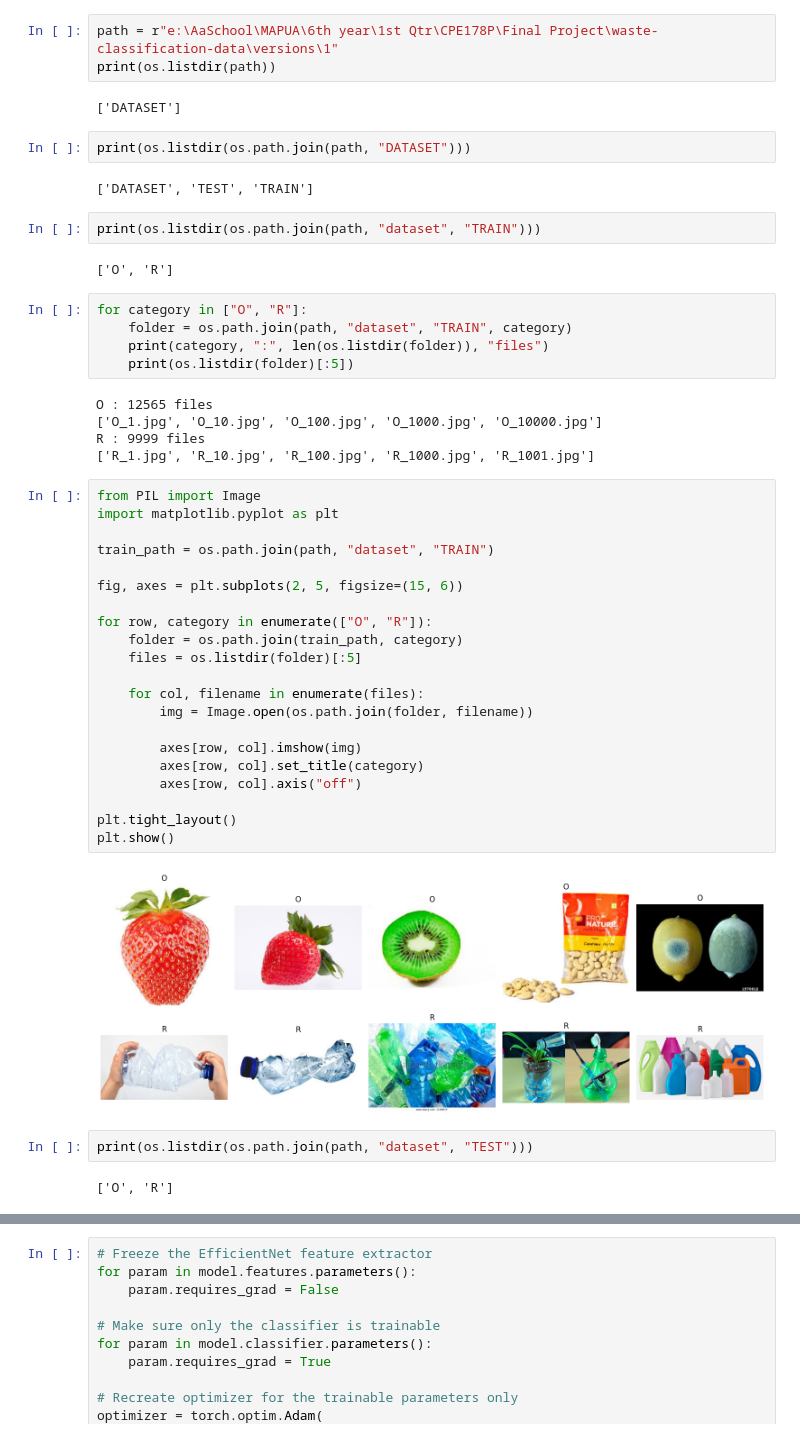
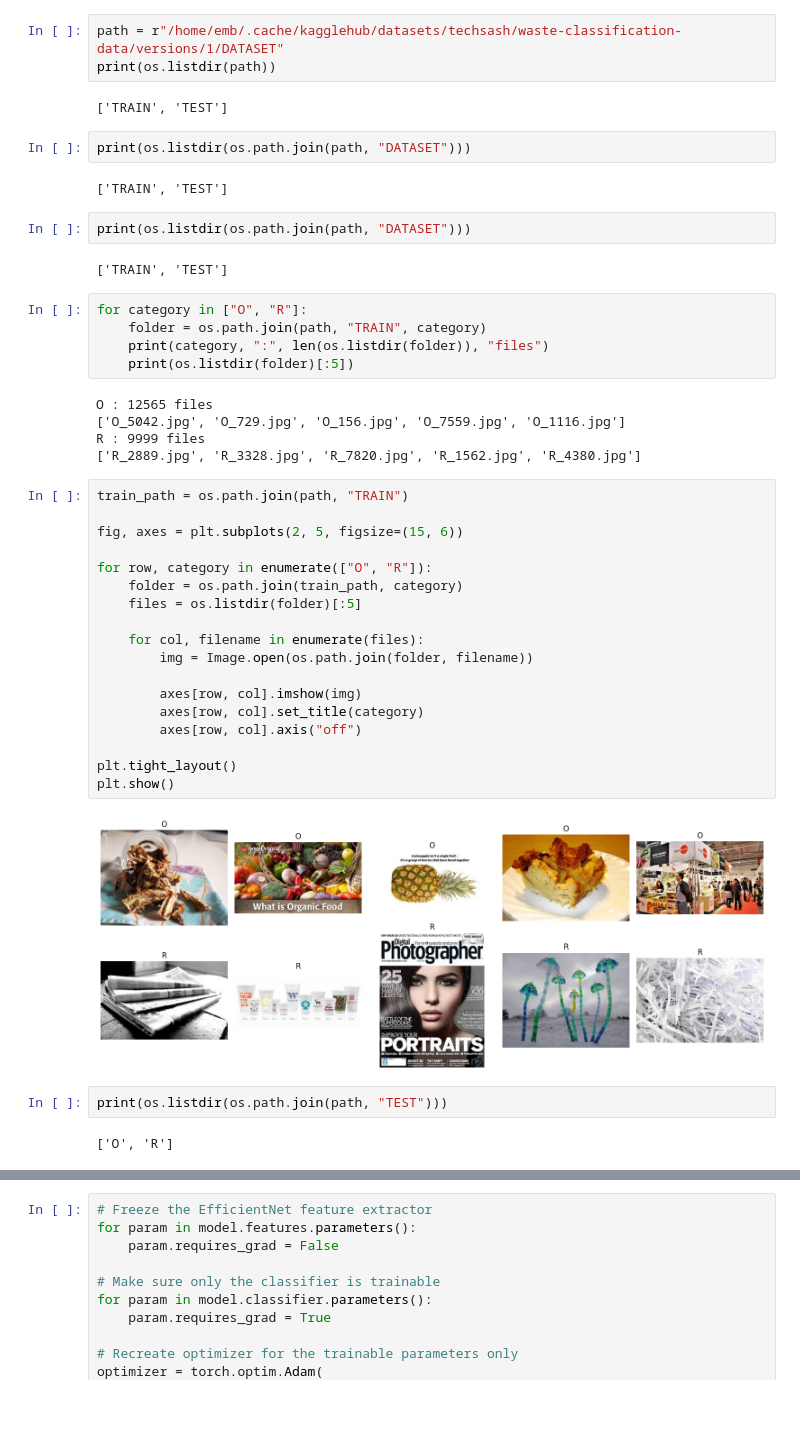
Before and after one commit to JacinthUlpiah/EcoSort-Waste-Classification-System, a Jupyter notebook: notebooks/01_train_ecosort_CUDA.ipynb, the cells around one changed output, grey strips where cells are left out. Cells and saved outputs as stored; diff of their text form; blank space fills up the shorter version.

```diff
--- a/notebooks/01_train_ecosort_CUDA.ipynb
+++ b/notebooks/01_train_ecosort_CUDA.ipynb
@@ -37,51 +46,48 @@ Current working directory: e:\AaSchool\MAPUA\6th year\1st Qtr\CPE178P\Final Proj
 # %%
-path = r"e:\AaSchool\MAPUA\6th year\1st Qtr\CPE178P\Final Project\waste-classification-data\versions\1"
+path = r"/home/emb/.cache/kagglehub/datasets/techsash/waste-classification-data/versions/1/DATASET"
 print(os.listdir(path))
 # %% [output]
-['DATASET']
+['TRAIN', 'TEST']
 # %%
 print(os.listdir(os.path.join(path, "DATASET")))
 # %% [output]
-['DATASET', 'TEST', 'TRAIN']
+['TRAIN', 'TEST']
 # %%
-print(os.listdir(os.path.join(path, "dataset", "TRAIN")))
+print(os.listdir(os.path.join(path, "DATASET")))
 # %% [output]
-['O', 'R']
+['TRAIN', 'TEST']
 # %%
 for category in ["O", "R"]:
-    folder = os.path.join(path, "dataset", "TRAIN", category)
+    folder = os.path.join(path, "TRAIN", category)
     print(category, ":", len(os.listdir(folder)), "files")
     print(os.listdir(folder)[:5])
 # %% [output]
 O : 12565 files
-['O_1.jpg', 'O_10.jpg', 'O_100.jpg', 'O_1000.jpg', 'O_10000.jpg']
+['O_5042.jpg', 'O_729.jpg', 'O_156.jpg', 'O_7559.jpg', 'O_1116.jpg']
 R : 9999 files
-['R_1.jpg', 'R_10.jpg', 'R_100.jpg', 'R_1000.jpg', 'R_1001.jpg']
+['R_2889.jpg', 'R_3328.jpg', 'R_7820.jpg', 'R_1562.jpg', 'R_4380.jpg']
 # %%
-from PIL import Image
-import matplotlib.pyplot as plt
-
-train_path = os.path.join(path, "dataset", "TRAIN")
+train_path = os.path.join(path, "TRAIN")
 
 fig, axes = plt.subplots(2, 5, figsize=(15, 6))
 
 for row, category in enumerate(["O", "R"]):
     folder = os.path.join(train_path, category)
     files = os.listdir(folder)[:5]
 
     for col, filename in enumerate(files):
         img = Image.open(os.path.join(folder, filename))
 
         axes[row, col].imshow(img)
         axes[row, col].set_title(category)
         axes[row, col].axis("off")
 
 plt.tight_layout()
 plt.show()
 # %% [output]
-[figure, old version]
+[figure, new version]
 # %%
-print(os.listdir(os.path.join(path, "dataset", "TEST")))
+print(os.listdir(os.path.join(path, "TEST")))
 # %% [output]
 ['O', 'R']
 # %%
```
Also changed, not shown: parts of 20 cells of this notebook.
